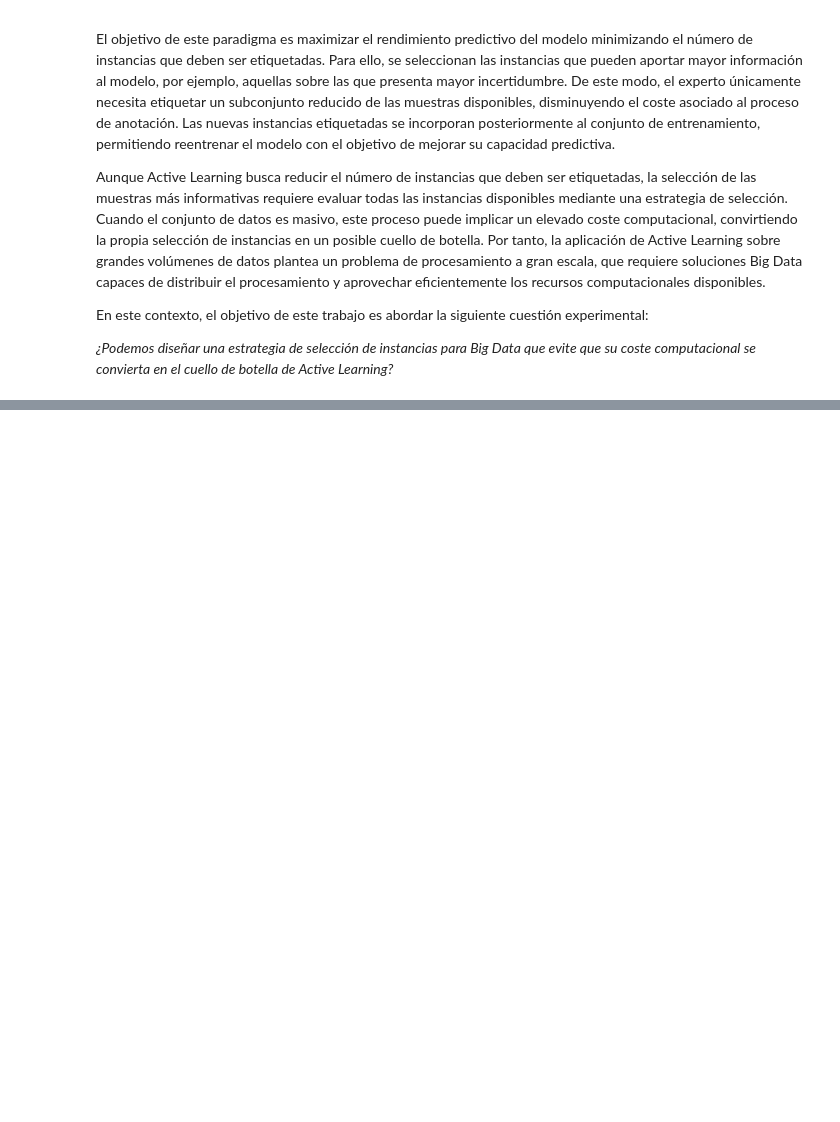
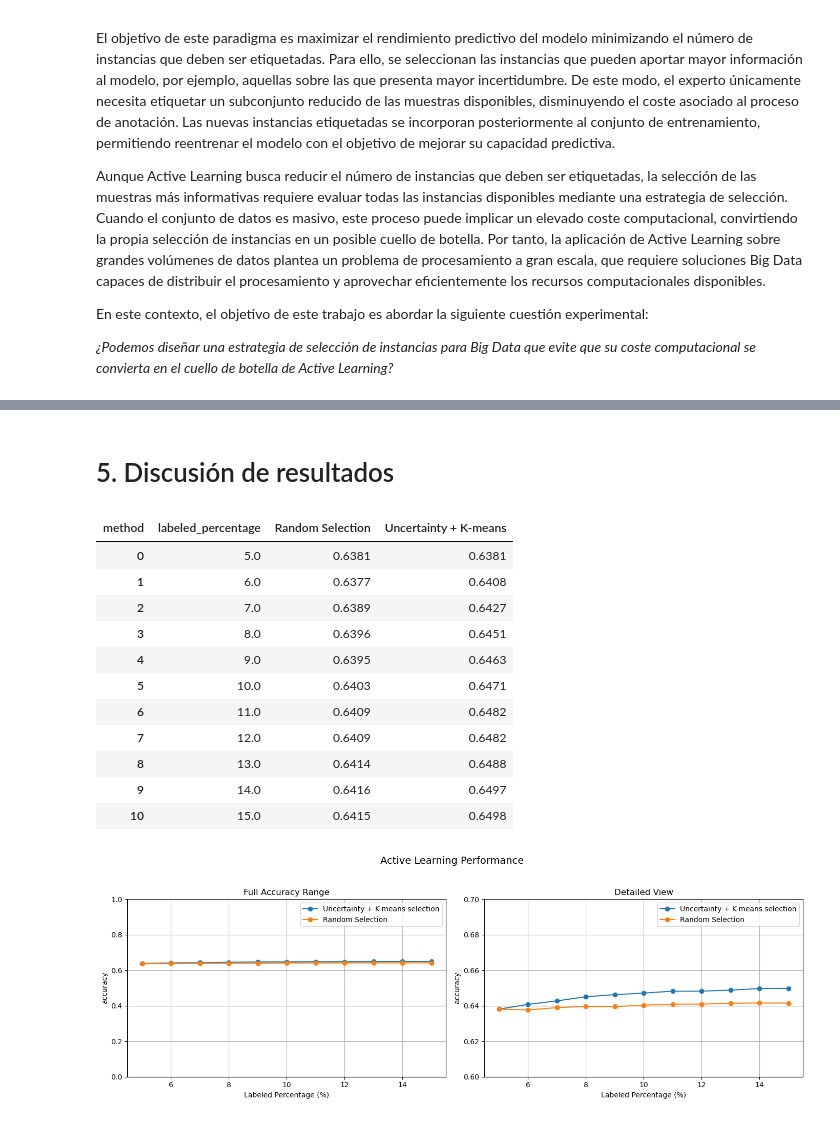
Before and after one commit to davidfernxndez/spark-active-learning, a Jupyter notebook: main.ipynb, the cells around one changed output, grey strips where cells are left out. Saved outputs shown, nothing was run; the diff lists cells and outputs as text; code cells hidden in the pictures; blank space fills up the shorter version.

```diff
--- a/main.ipynb
+++ b/main.ipynb
@@ -230,0 +228,20 @@ Dado que selected_ids_df contiene únicamente $B$ identificadores, mientras que
+# %% [markdown]
+# 5. Discusión de resultados
+# %%
+from scripts.plot_results import plot_performance_results
+
+plot_performance_results("performance.csv")
+# %% [output]
+| method | labeled_percentage | Random Selection | Uncertainty + K-means |
+| 0 | 5.0 | 0.6381 | 0.6381 |
+| 1 | 6.0 | 0.6377 | 0.6408 |
+| 2 | 7.0 | 0.6389 | 0.6427 |
+| 3 | 8.0 | 0.6396 | 0.6451 |
+| 4 | 9.0 | 0.6395 | 0.6463 |
+| 5 | 10.0 | 0.6403 | 0.6471 |
+| 6 | 11.0 | 0.6409 | 0.6482 |
+| 7 | 12.0 | 0.6409 | 0.6482 |
+| 8 | 13.0 | 0.6414 | 0.6488 |
+| 9 | 14.0 | 0.6416 | 0.6497 |
+| 10 | 15.0 | 0.6415 | 0.6498 |
+[figure, added]
```
Also changed, not shown: parts of 8 cells of this notebook, 21 other files.
